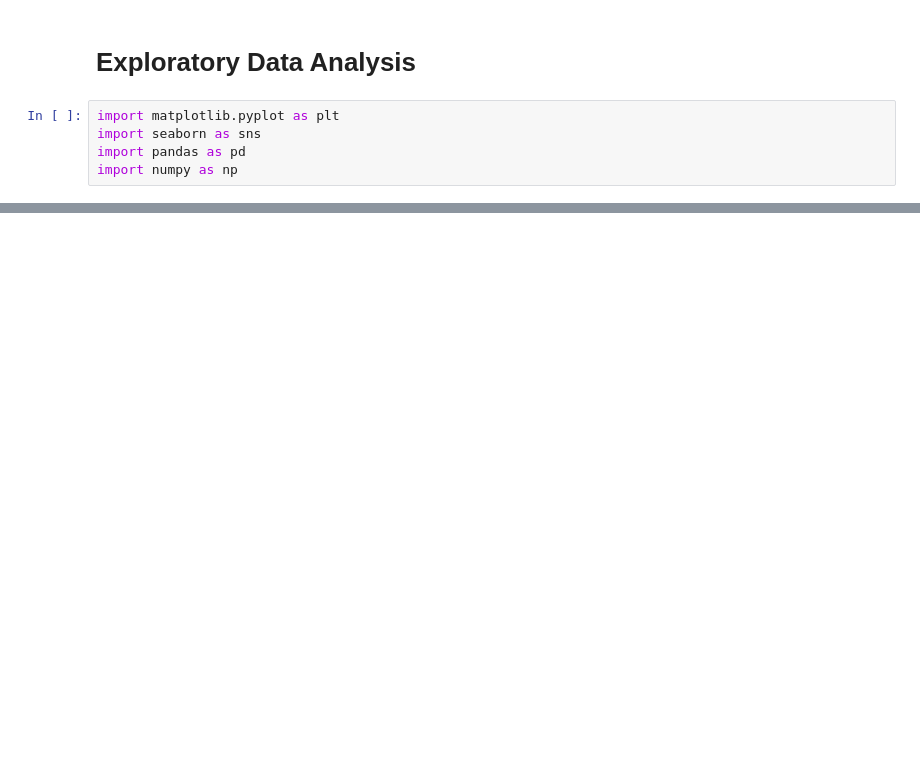
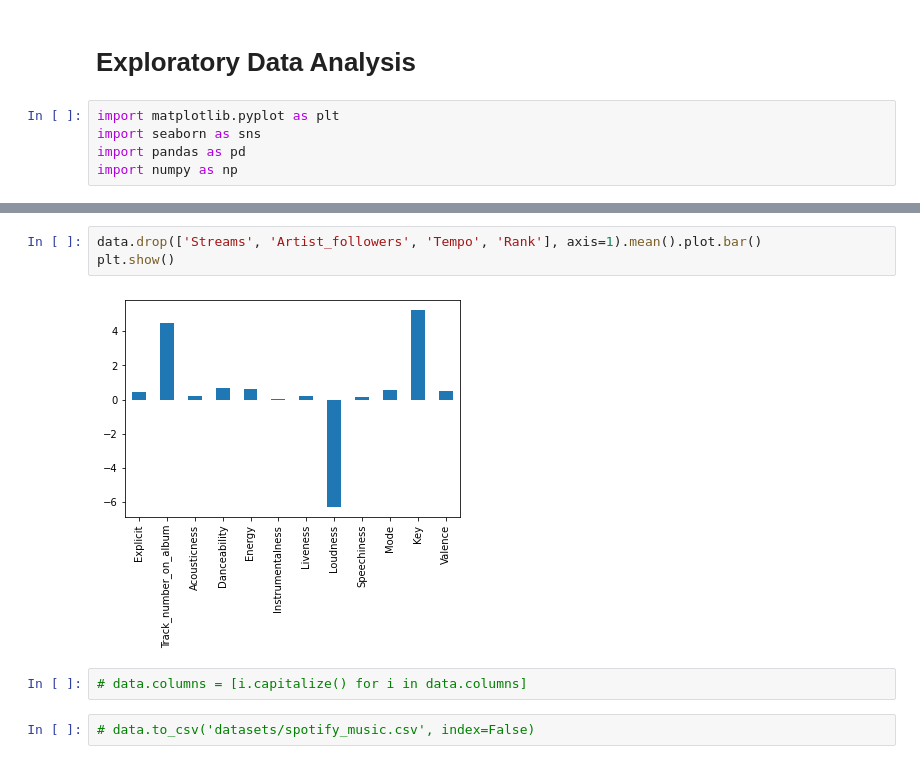
Before and after one commit to arora-ansh/HitPredictor-ML-Project, a Jupyter notebook: eda.ipynb, the cells around one changed output, grey strips where cells are left out. Cells and saved outputs as stored; diff of their text form; blank space fills up the shorter version.

```diff
--- a/eda.ipynb
+++ b/eda.ipynb
@@ -50,2 +50,11 @@ Mean value for <built-in method capitalize of str object at 0x...> : 0.635774028
 [figure]
 ... (14 outputs left out)
+# %%
+data.drop(['Streams', 'Artist_followers', 'Tempo', 'Rank'], axis=1).mean().plot.bar()
+plt.show()
+# %% [output]
+[figure, added]
+# %%
+# data.columns = [i.capitalize() for i in data.columns]
+# %%
+# data.to_csv('datasets/spotify_music.csv', index=False)
```
Also changed, not shown: parts of 10 cells of this notebook, 21 other files.
